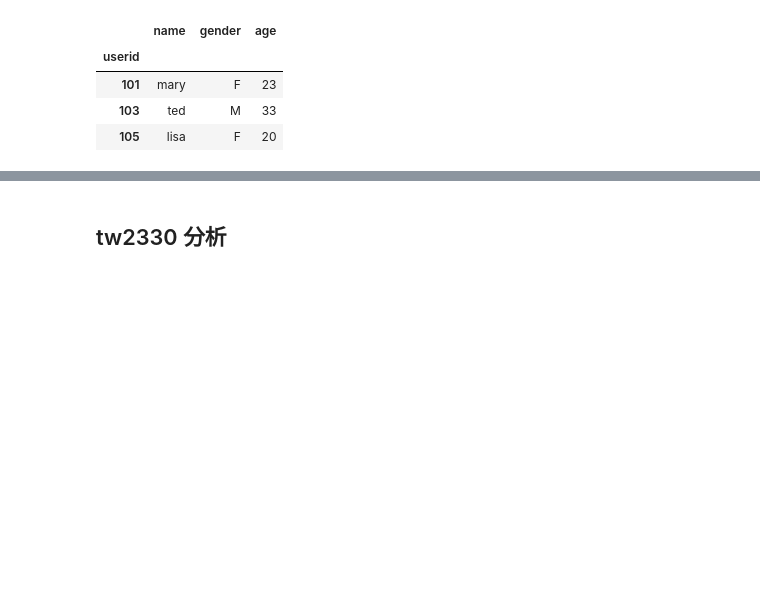
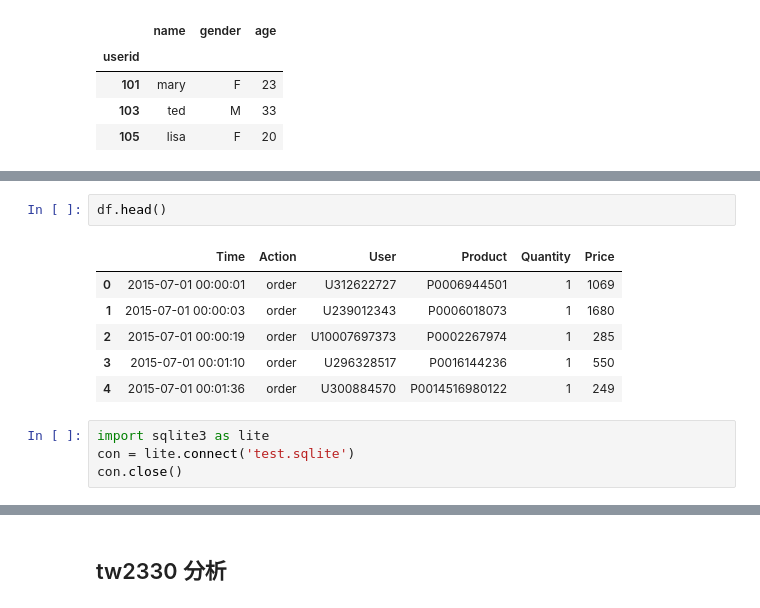
Before and after one commit to ywchiu/twmpython, a Jupyter notebook: 20160628Demo.ipynb, the cells around one changed output, grey strips where cells are left out. Drawn from its saved outputs; the diff is of its cells as text; blank space fills up the shorter version.

```diff
--- a/20160628Demo.ipynb
+++ b/20160628Demo.ipynb
@@ -843,0 +917,13 @@ df.loc[[101,103,105]]
+# %%
+df.head()
+# %% [output]
+|  | Time | Action | User | Product | Quantity | Price |
+| 0 | 2015-07-01 00:00:01 | order | U312622727 | P0006944501 | 1 | 1069 |
+| 1 | 2015-07-01 00:00:03 | order | U239012343 | P0006018073 | 1 | 1680 |
+| 2 | 2015-07-01 00:00:19 | order | U10007697373 | P0002267974 | 1 | 285 |
+| 3 | 2015-07-01 00:01:10 | order | U296328517 | P0016144236 | 1 | 550 |
+| 4 | 2015-07-01 00:01:36 | order | U300884570 | P0014516980122 | 1 | 249 |
+# %%
+import sqlite3 as lite
+con = lite.connect('test.sqlite')
+con.close()
```
Also changed, not shown: parts of 26 cells of this notebook.
